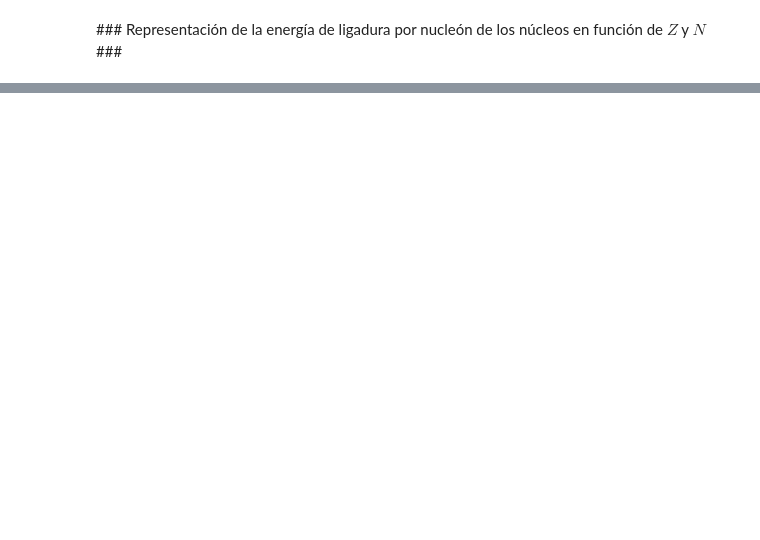
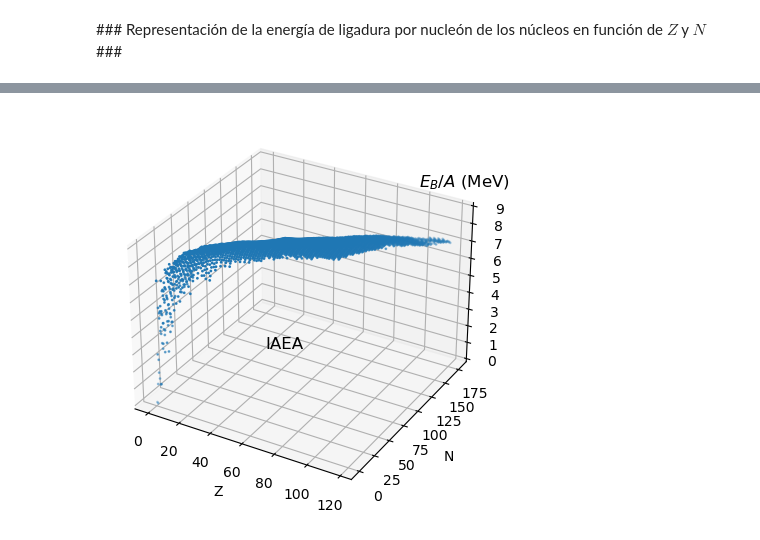
Before and after one commit to cefera/FNyP, a Jupyter notebook: Notebooks/Tema1.ipynb, the cells around one changed output, grey strips where cells are left out. Drawn from its saved outputs; the diff is of its cells as text; code cells hidden in the pictures; blank space fills up the shorter version.

Commit message:
update with IAEA data using API

```diff
--- a/Notebooks/Tema1.ipynb
+++ b/Notebooks/Tema1.ipynb
@@ -37,7 +37,23 @@ jpac_color = [jpac_blue, jpac_red, jpac_green,
               jpac_pink, jpac_gold, jpac_aqua, jpac_grey, 'black' ];
 
 jpac_axes = jpac_color[10]
-dashes = 40*'-'
+dashes = 60*'-'
+
+# the service URL
+livechart = "https://nds.iaea.org/relnsd/v1/data?"
+
+# There have been cases in which the service returns an HTTP Error 403: Forbidden
+# use this workaround
+import urllib.request
+def lc_pd_dataframe(url):
+    req = urllib.request.Request(url)
+    req.add_header('User-Agent', 'Mozilla/5.0 (X11; Ubuntu; Linux x86_64; rv:77.0) Gecko/20100101 Firefox/77.0')
+    return pd.read_csv(urllib.request.urlopen(req))
+
+df = lc_pd_dataframe(livechart + "fields=ground_states&nuclides=all")
+df = df[pd.to_numeric(df['binding'],errors='coerce').notna()]
+df['binding'] /= 1000
+df['A'] = df['n']+df['z']
 # %% [markdown]
 ### Potencial de Woods-Saxon y densidad nuclear ###
 # %%
@@ -92,40 +111,34 @@ plt.show()
 # %% [markdown]
 ### Representación de la energía de ligadura por nucleón de los núcleos en función de $Z$ y $N$ ###
 # %%
-file0 = 'nndc_nudat_data_halflife.csv'
-df0 = pd.read_csv(file0,sep=',',header=1)
-df0.columns = ('Z', 'N', 'halflife')
-df00 = df0.loc[(df0['halflife']=='STABLE' )]
+dfparpar = df.loc[ ((df['z']%2==0) & (df['n']%2==0))]
+dfimparimpar = df.loc[ ((df['z']%2!=0) & (df['n']%2!=0))]
+dfparimpar = df.loc[ ((df['z']%2==0) & (df['n']%2!=0))]
+dfimparpar = df.loc[ ((df['z']%2!=0) & (df['n']%2==0))]
 
-file1 = 'nndc_nudat_data_be.csv'
-dfa = pd.read_csv(file1,sep=',',header=1)
-dfa.columns = ('Z', 'N', 'avEbind')
-dfa['A'] = dfa['Z'] + dfa['N']
-dfa['avEbind'] = pd.to_numeric(dfa['avEbind'], errors='coerce')
-dfa = dfa.dropna()
-dfa['avEbind'] /= 1000
+print(' '); print(dashes); print('IAEA NDS'); print(dashes);
+print('Número de núcleos en la base de datos:',df['n'].count())
+print('Par-Par:     ', dfparpar['z'].count())
+print('Par-Impar:   ', dfparimpar['z'].count())
+print('Impar-Par:   ', dfimparpar['z'].count())
+print('Impar-Impar: ', dfimparimpar['z'].count())
+total = dfparpar['z'].count()+ dfimparimpar['z'].count() +dfparimpar['z'].count()+dfimparpar['z'].count()
+print('Comprobación. Total núcleos:', total )
 
-dfa2 = dfa.loc[(dfa['avEbind'] < 6)]
-dfparpar = df00.loc[ ((df00['Z']%2==0) & (df00['N']%2==0))]
-dfimparimpar = df00.loc[ ((df00['Z']%2!=0) & (df00['N']%2!=0))]
-dfparimpar = df00.loc[ ((df00['Z']%2==0) & (df00['N']%2!=0))]
-dfimparpar = df00.loc[ ((df00['Z']%2!=0) & (df00['N']%2==0))]
+df_es = df.loc[(df['half_life']=='STABLE' )]
+dfparpar_es = df_es.loc[ ((df_es['z']%2==0) & (df_es['n']%2==0))]
+dfimparimpar_es = df_es.loc[ ((df_es['z']%2!=0) & (df_es['n']%2!=0))]
+dfparimpar_es = df_es.loc[ ((df_es['z']%2==0) & (df_es['n']%2!=0))]
+dfimparpar_es = df_es.loc[ ((df_es['z']%2!=0) & (df_es['n']%2==0))]
 
-print(' '); print(dashes); print('NuDat 3.0'); print(dashes);
-print('Número de núcleos en la base de datos:',dfa['N'].count())
-print('Par-Par ',dfparpar['Z'].count())
-print('Par-Impar ',dfparimpar['Z'].count())
-print('Impar-Par ',dfimparpar['Z'].count())
-print('Impar-Impar ',dfimparimpar['Z'].count())
-total = dfparpar['Z'].count()+ dfimparimpar['Z'].count() +dfparimpar['Z'].count()+dfimparpar['Z'].count()
-print('Total núcleos estables', total )
-print('Energía de ligadura por nucleón promedio de todos los núcleos medidos:',dfa['avEbind'].mean(),' MeV')
-print('Desviación estándar:',dfa['avEbind'].std(),' MeV')
-print(dashes);
-print('Núcleo con la energía de ligadura por nucleón más alta')
-print(dfa[ dfa['avEbind'] == dfa['avEbind'].max()])
-print('Energía por nucleón promedio:',dfa['avEbind'].mean(),' MeV')
-print(dashes);
+print(' '); print(dashes)
+print('Número de núcleos estables en la base de datos:',df_es['n'].count())
+print('Par-Par:     ', dfparpar_es['z'].count())
+print('Par-Impar:   ', dfparimpar_es['z'].count())
+print('Impar-Par:   ', dfimparpar_es['z'].count())
+print('Impar-Impar: ', dfimparimpar_es['z'].count())
+total_es = dfparpar_es['z'].count()+ dfimparimpar_es['z'].count() +dfparimpar_es['z'].count()+dfimparpar_es['z'].count()
+print('Comprobación. Total núcleos estables:', total_es )
 
 fig = plt.figure(figsize=(8,5))
 ax = fig.add_subplot(projection='3d')
@@ -134,7 +147,8 @@ ax.set_xlabel('Z')
 ax.set_ylabel('N')
 ax.set_zlabel(r'$E_B/A$ (MeV)')
 ax.text(110,140,11,r'$E_B/A$ (MeV)',c=jpac_color[10],fontsize=12)
-ax.text(50,50,3,'NuDat 3.0',c=jpac_color[10],fontsize=12)
-ax.scatter(dfa['Z'],dfa['N'],dfa['avEbind'],marker='o',s=1,c=jpac_color[0])
+ax.text(50,50,3,'IAEA',c=jpac_color[10],fontsize=12)
+ax.scatter(df['z'],df['n'],df['binding'],marker='o',s=1,c=jpac_color[0])
 plt.show()
-fig.savefig('BindingEnergy3DNuDat.pdf', bbox_inches='tight')
+fig.savefig('BindingEnergy3DIAEA.pdf', bbox_inches='tight')
+# %% [output]
@@ -141,3 +172,4 @@ fig.savefig('BindingEnergy3DNuDat.pdf', bbox_inches='tight')
+[figure, added]
 # %%
 fig, ax = plt.subplots(nrows=1, ncols=1, figsize=(8,5))
 ax.set_xlabel(r'Número de neutrones ($N$)')
```
Also changed, not shown: parts of 5 cells of this notebook, 11 other files.
